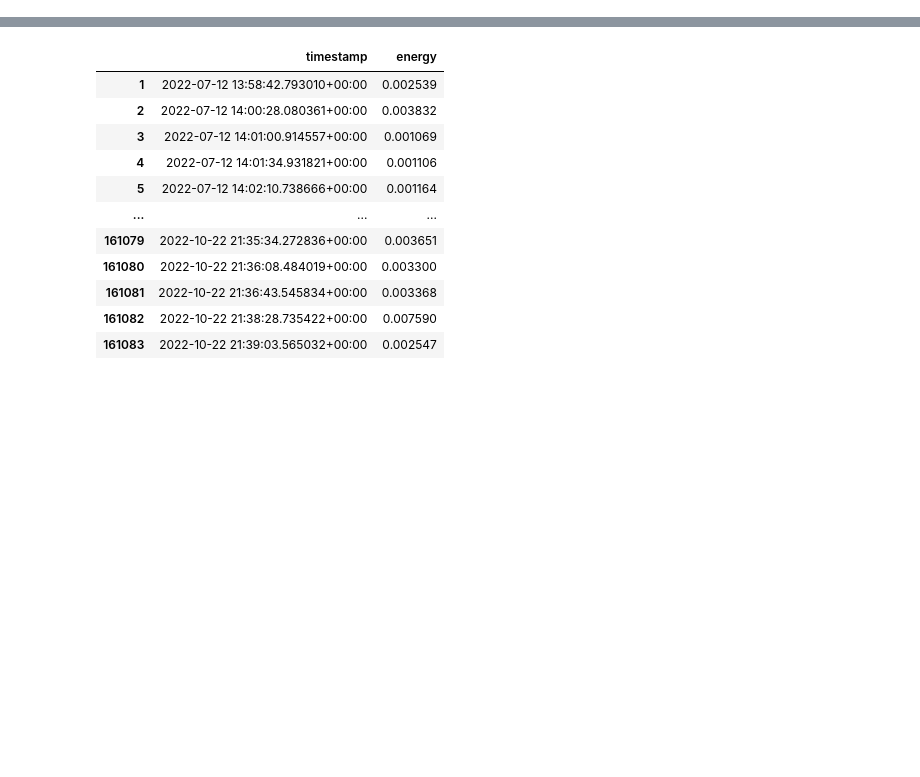
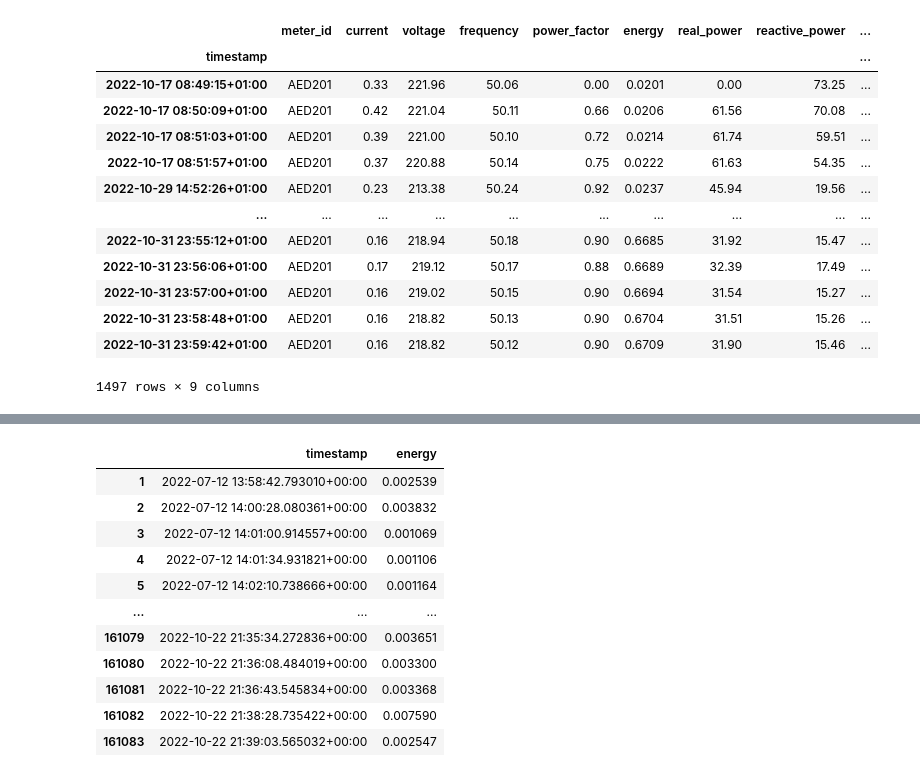
Before and after one commit to Oluwajuwon-O/project_notebooks, a Jupyter notebook: Forecasting/Comparing forecasts.ipynb, the cells around one changed output, grey strips where cells are left out. Drawn from its saved outputs; the diff is of its cells as text; code cells hidden in the pictures; blank space fills up the shorter version.

```diff
--- a/Forecasting/Comparing forecasts.ipynb
+++ b/Forecasting/Comparing forecasts.ipynb
@@ -36,0 +39,17 @@ a
+# %%
+a.loc['2022-10']
+# %% [output]
+|  | meter_id | current | voltage | frequency | power_factor | energy | real_power | reactive_power | ... |
+| timestamp |  |  |  |  |  |  |  |  | ... |
+| 2022-10-17 08:49:15+01:00 | AED201 | 0.33 | 221.96 | 50.06 | 0.00 | 0.0201 | 0.00 | 73.25 | ... |
+| 2022-10-17 08:50:09+01:00 | AED201 | 0.42 | 221.04 | 50.11 | 0.66 | 0.0206 | 61.56 | 70.08 | ... |
+| 2022-10-17 08:51:03+01:00 | AED201 | 0.39 | 221.00 | 50.10 | 0.72 | 0.0214 | 61.74 | 59.51 | ... |
+| 2022-10-17 08:51:57+01:00 | AED201 | 0.37 | 220.88 | 50.14 | 0.75 | 0.0222 | 61.63 | 54.35 | ... |
+| 2022-10-29 14:52:26+01:00 | AED201 | 0.23 | 213.38 | 50.24 | 0.92 | 0.0237 | 45.94 | 19.56 | ... |
+| ... | ... | ... | ... | ... | ... | ... | ... | ... | ... |
+| 2022-10-31 23:55:12+01:00 | AED201 | 0.16 | 218.94 | 50.18 | 0.90 | 0.6685 | 31.92 | 15.47 | ... |
+| 2022-10-31 23:56:06+01:00 | AED201 | 0.17 | 219.12 | 50.17 | 0.88 | 0.6689 | 32.39 | 17.49 | ... |
+| 2022-10-31 23:57:00+01:00 | AED201 | 0.16 | 219.02 | 50.15 | 0.90 | 0.6694 | 31.54 | 15.27 | ... |
+| 2022-10-31 23:58:48+01:00 | AED201 | 0.16 | 218.82 | 50.13 | 0.90 | 0.6704 | 31.51 | 15.26 | ... |
+| 2022-10-31 23:59:42+01:00 | AED201 | 0.16 | 218.82 | 50.12 | 0.90 | 0.6709 | 31.90 | 15.46 | ... |
+1497 rows × 9 columns
```
Also changed, not shown: parts of 10 cells of this notebook.
